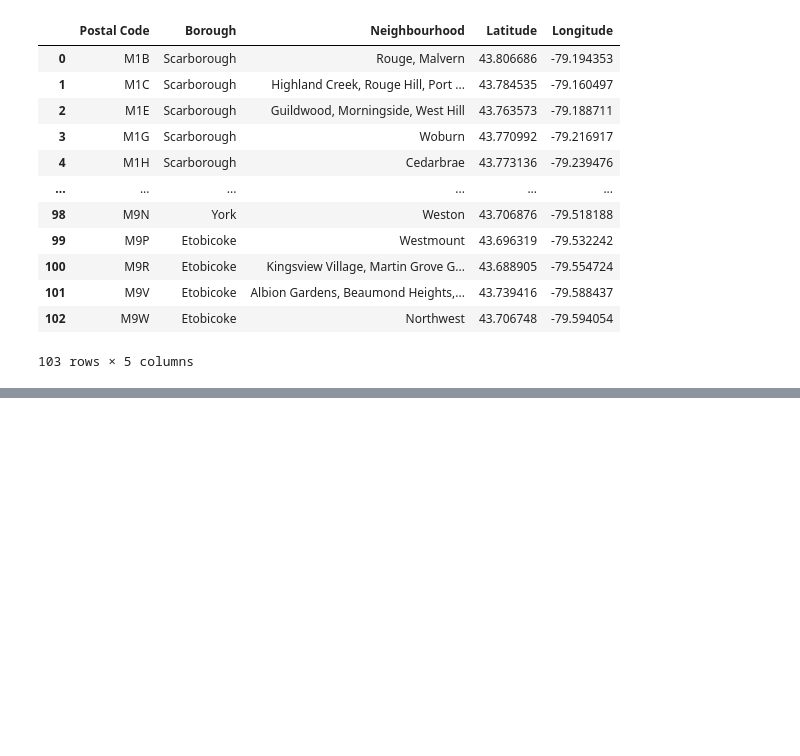
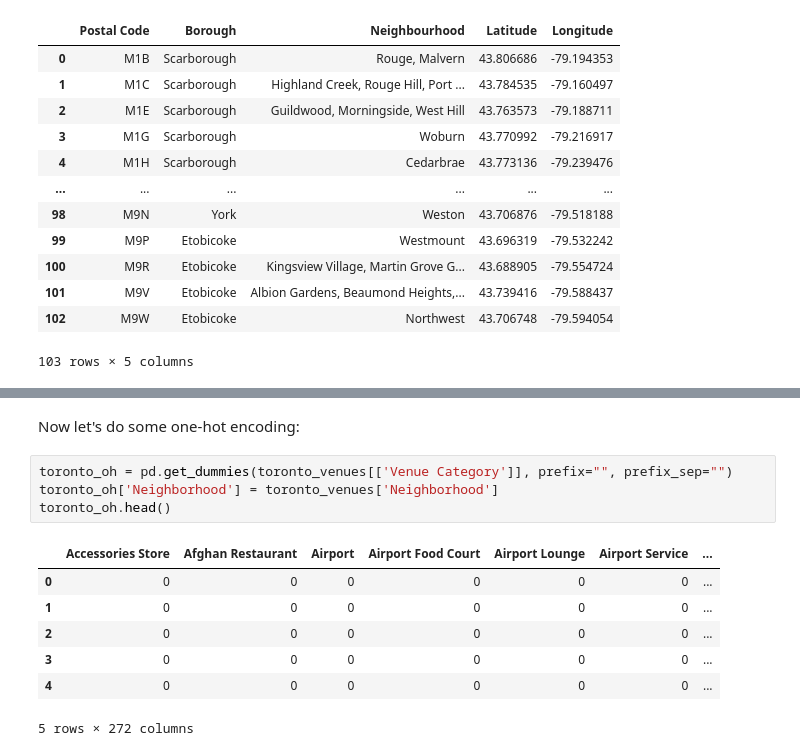
Before and after one commit to emchca/Coursera_Capstone, a Jupyter notebook: Toronto_Neighbourhoods.ipynb, the cells around one changed output, grey strips where cells are left out. Cells and saved outputs as stored; diff of their text form; blank space fills up the shorter version.

```diff
--- a/Toronto_Neighbourhoods.ipynb
+++ b/Toronto_Neighbourhoods.ipynb
@@ -120,0 +217,14 @@ df_merged
+# %% [markdown]
+Now let's do some one-hot encoding:
+# %%
+toronto_oh = pd.get_dummies(toronto_venues[['Venue Category']], prefix="", prefix_sep="")
+toronto_oh['Neighborhood'] = toronto_venues['Neighborhood']
+toronto_oh.head()
+# %% [output]
+|  | Accessories Store | Afghan Restaurant | Airport | Airport Food Court | Airport Lounge | Airport Service | ... |
+| 0 | 0 | 0 | 0 | 0 | 0 | 0 | ... |
+| 1 | 0 | 0 | 0 | 0 | 0 | 0 | ... |
+| 2 | 0 | 0 | 0 | 0 | 0 | 0 | ... |
+| 3 | 0 | 0 | 0 | 0 | 0 | 0 | ... |
+| 4 | 0 | 0 | 0 | 0 | 0 | 0 | ... |
+5 rows × 272 columns
```
Also changed, not shown: parts of 22 cells of this notebook.
